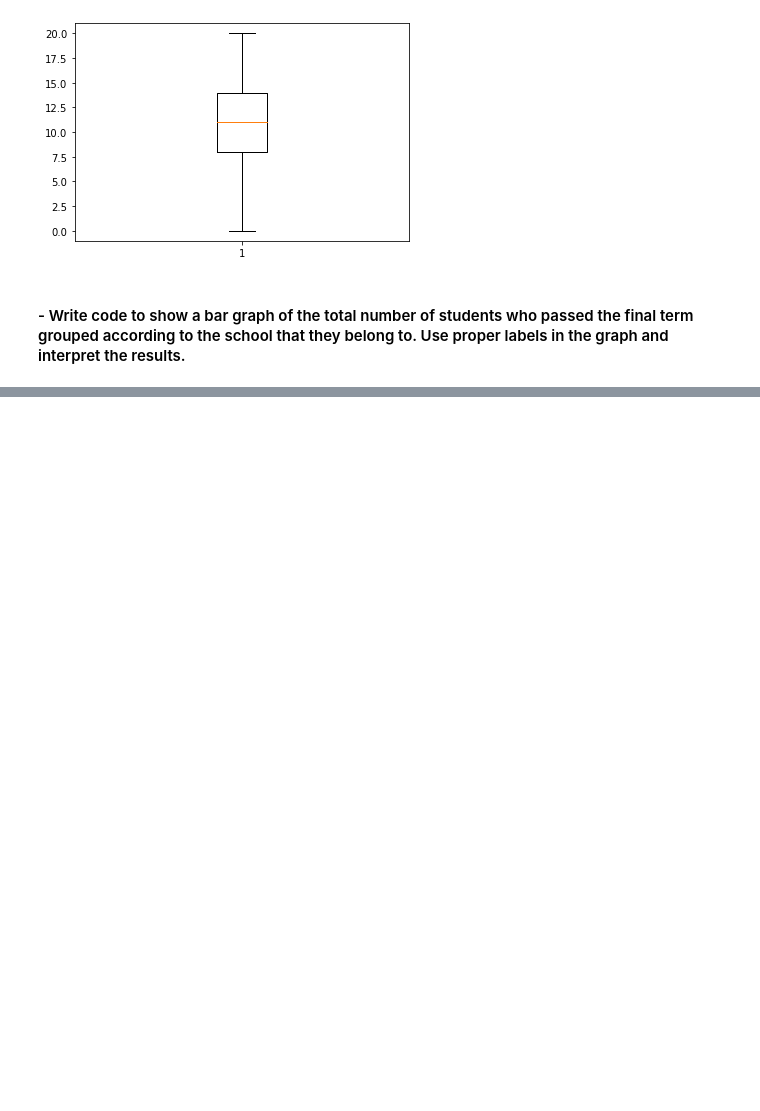
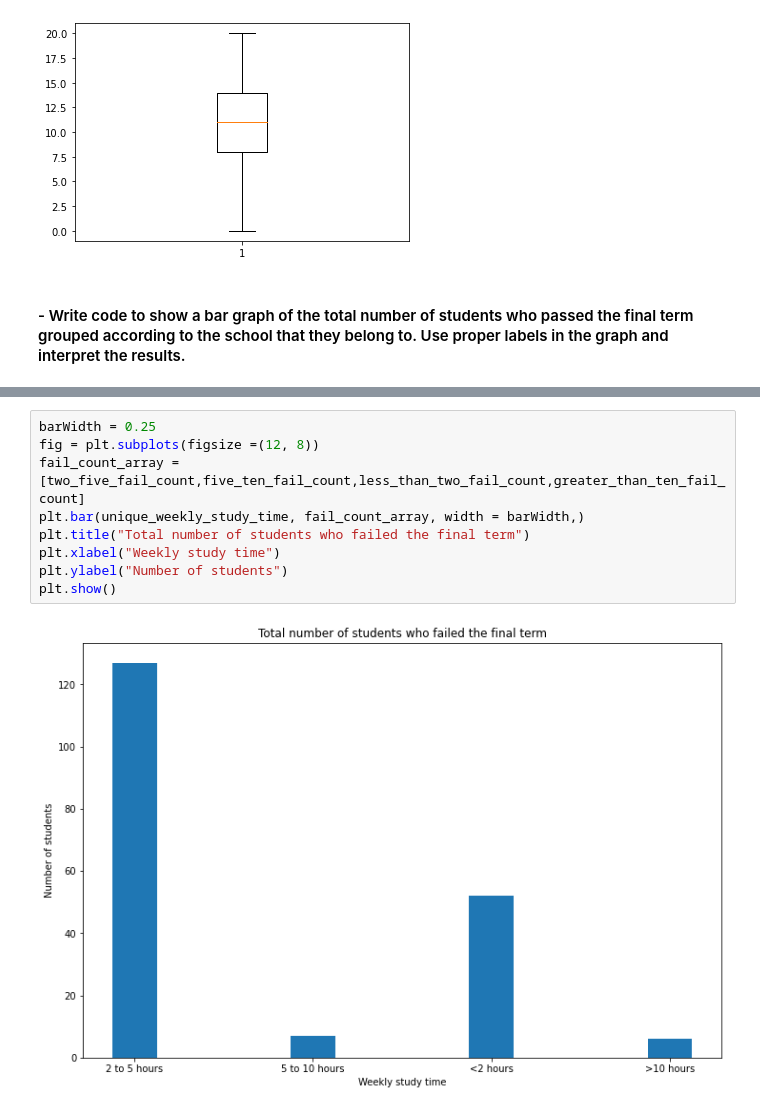
Before and after one commit to kuzzalrb/Python-Coursework, a Jupyter notebook: Coursework Programs/Part 1/4_answers.ipynb, the cells around one changed output, grey strips where cells are left out. Cells and saved outputs as stored; diff of their text form; blank space fills up the shorter version.

```diff
--- a/Coursework Programs/Part 1/4_answers.ipynb
+++ b/Coursework Programs/Part 1/4_answers.ipynb
@@ -83,0 +164,11 @@ plt.boxplot(data['G3'])
+# %%
+barWidth = 0.25
+fig = plt.subplots(figsize =(12, 8))
+fail_count_array = [two_five_fail_count,five_ten_fail_count,less_than_two_fail_count,greater_than_ten_fail_count]
+plt.bar(unique_weekly_study_time, fail_count_array, width = barWidth,)
+plt.title("Total number of students who failed the final term")
+plt.xlabel("Weekly study time")
+plt.ylabel("Number of students")
+plt.show()
+# %% [output]
+[figure, added]
```
Also changed, not shown: parts of 9 cells of this notebook.
